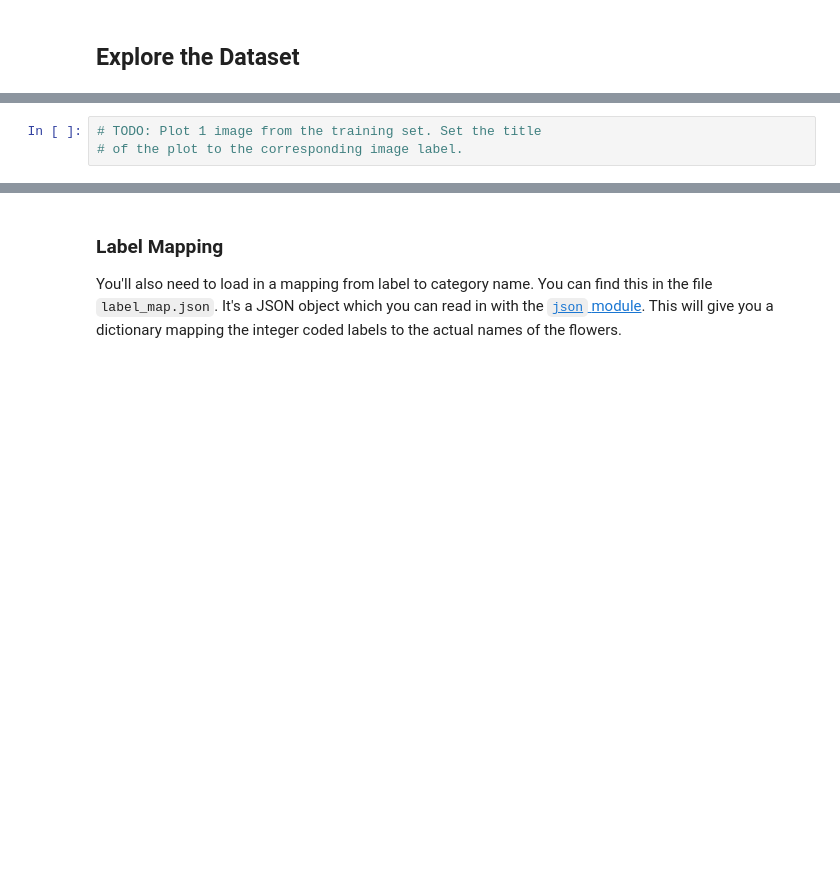
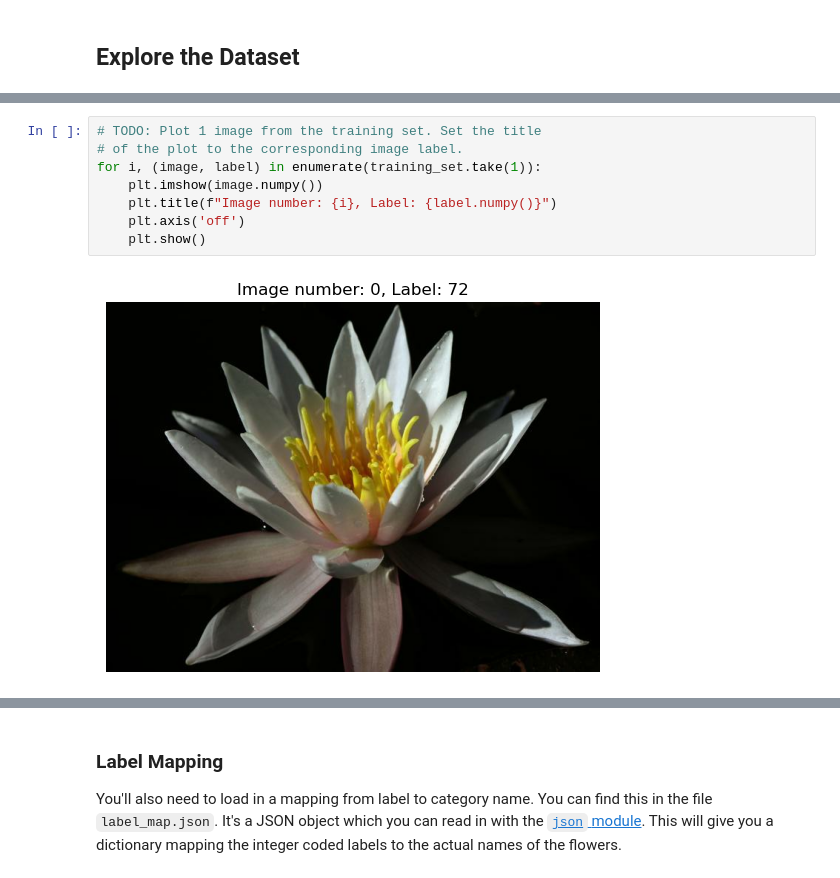
Before and after one commit to jcraffi/intro-to-ml-tensorflow, a Jupyter notebook: projects/p2_image_classifier/Project_Image_Classifier_Project.ipynb, the cells around one changed output, grey strips where cells are left out. Drawn from its saved outputs; the diff is of its cells as text; blank space fills up the shorter version.

```diff
--- a/projects/p2_image_classifier/Project_Image_Classifier_Project.ipynb
+++ b/projects/p2_image_classifier/Project_Image_Classifier_Project.ipynb
@@ -60,3 +86,10 @@ num_test_examples = info.splits["test"].num_examples
 # %%
 # TODO: Plot 1 image from the training set. Set the title
 # of the plot to the corresponding image label.
+for i, (image, label) in enumerate(training_set.take(1)):
+    plt.imshow(image.numpy())
+    plt.title(f"Image number: {i}, Label: {label.numpy()}")
+    plt.axis('off')
+    plt.show()
+# %% [output]
+[figure, added]
```
Also changed, not shown: parts of 26 cells of this notebook, 1 other file.
